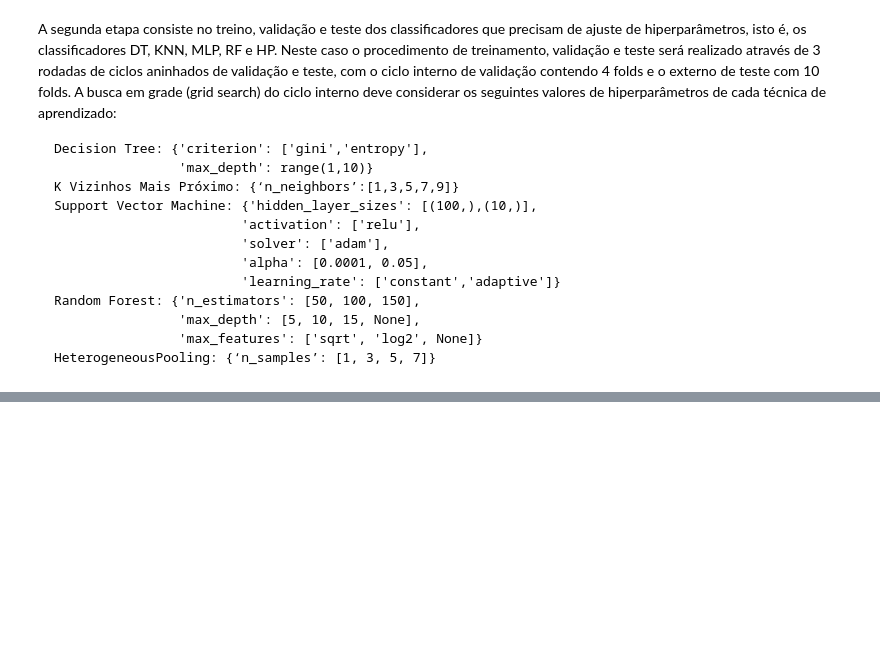
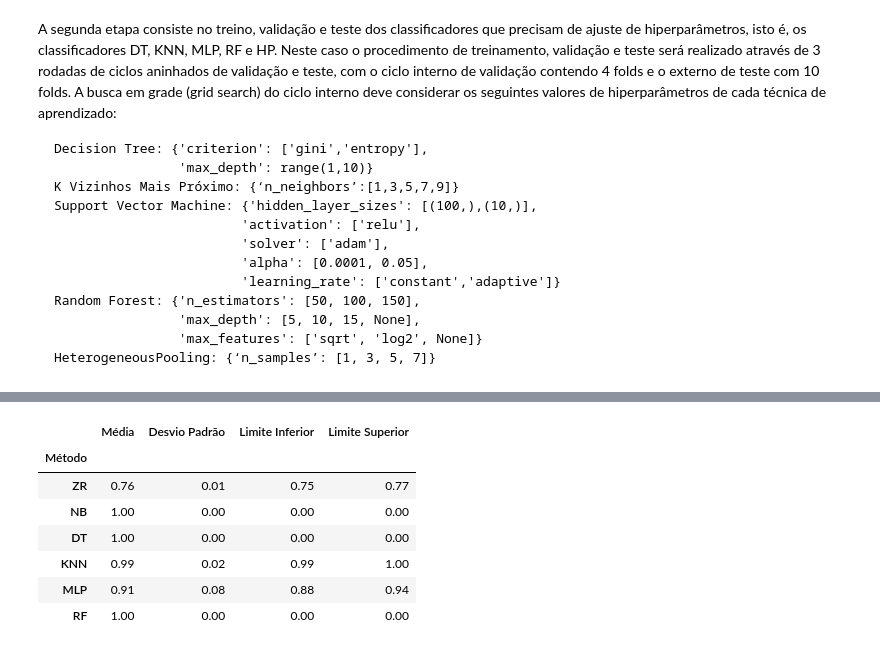
Before and after one commit to Henriquelay/AI-classes, a Jupyter notebook: Trab1/Trab1_Henrique_Layber.ipynb, the cells around one changed output, grey strips where cells are left out. Cells and saved outputs as stored; diff of their text form; code cells hidden in the pictures; blank space fills up the shorter version.

```diff
--- a/Trab1/Trab1_Henrique_Layber.ipynb
+++ b/Trab1/Trab1_Henrique_Layber.ipynb
@@ -188,0 +295,26 @@ plt.show()
+# %%
+get_stat = lambda stat_name: [
+    model_stats[stat_name] for model_name, model_stats in agg_data.items()
+]
+
+table = pd.DataFrame(
+    {
+        "Média": get_stat("mean"),
+        "Desvio Padrão": get_stat("std"),
+        "Limite Inferior": get_stat("inf"),
+        "Limite Superior": get_stat("sup"),
+    },
+    index=pd.Index(agg_data.keys(), name="Método"),
+)
+pd.set_option("display.precision", 2)
+
+table
+# %% [output]
+|  | Média | Desvio Padrão | Limite Inferior | Limite Superior |
+| Método |  |  |  |  |
+| ZR | 0.76 | 0.01 | 0.75 | 0.77 |
+| NB | 1.00 | 0.00 | 0.00 | 0.00 |
+| DT | 1.00 | 0.00 | 0.00 | 0.00 |
+| KNN | 0.99 | 0.02 | 0.99 | 1.00 |
+| MLP | 0.91 | 0.08 | 0.88 | 0.94 |
+| RF | 1.00 | 0.00 | 0.00 | 0.00 |
```
Also changed, not shown: parts of 15 cells of this notebook.
